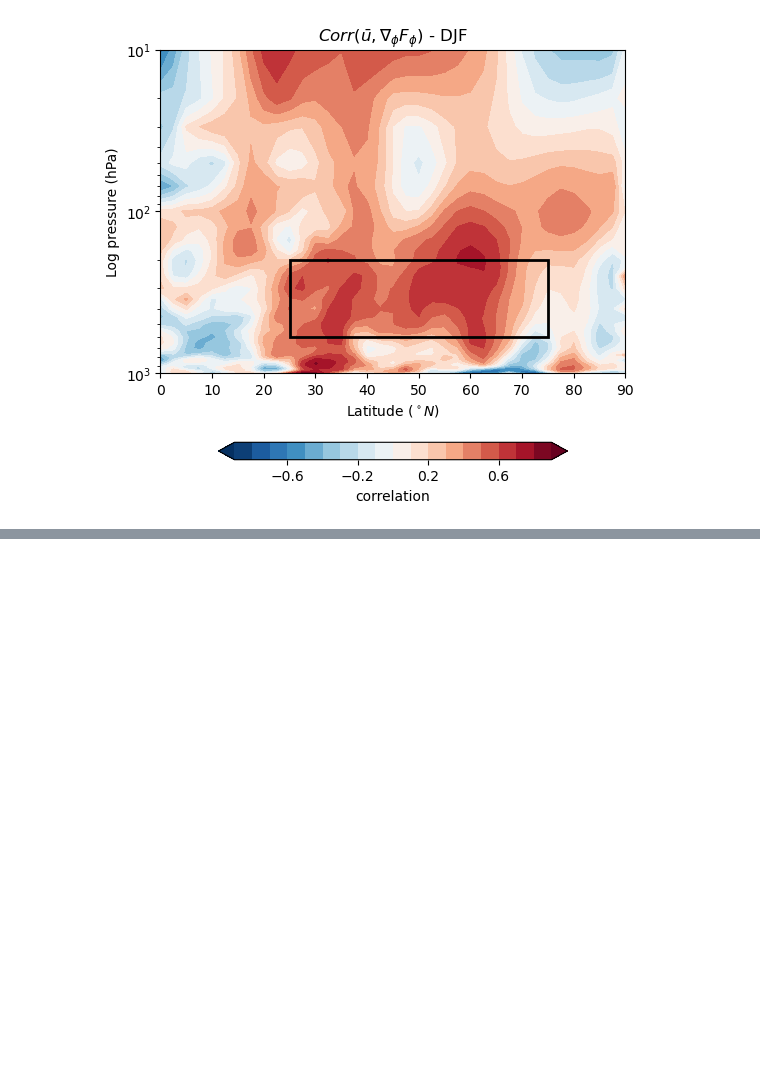
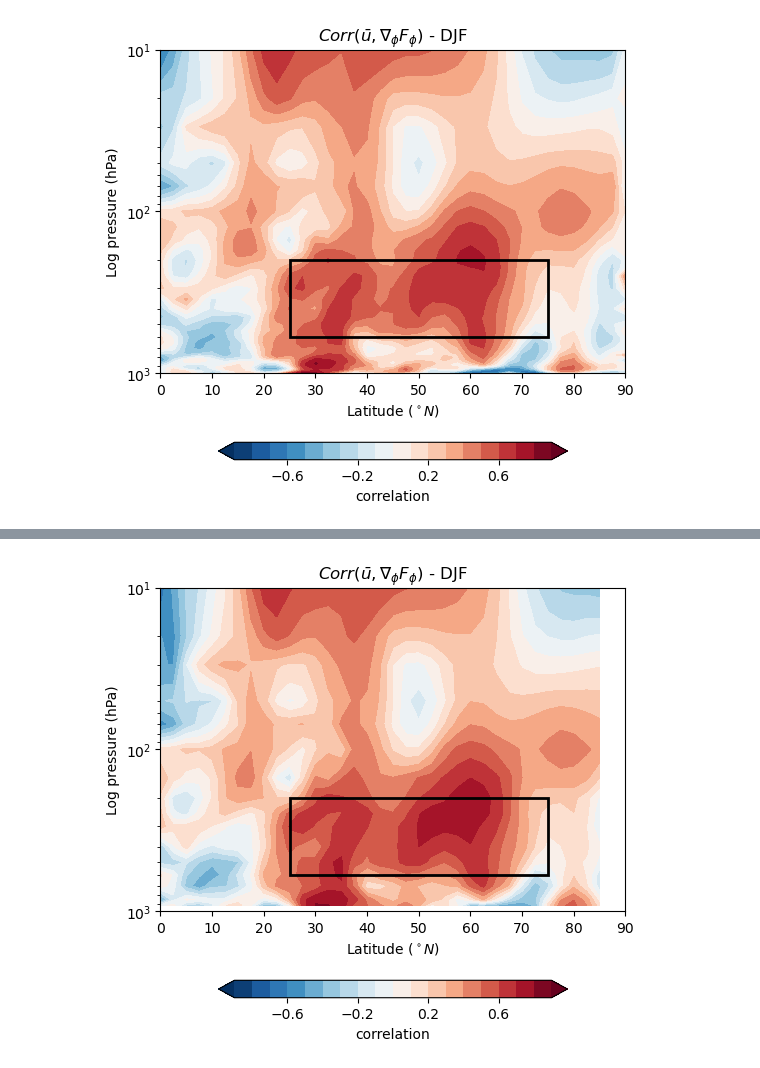
Before and after one commit to Caturrell/eddy_feedback, a Jupyter notebook: reproduce/smith_2022/EFP.ipynb, the cells around one changed output, grey strips where cells are left out. Saved outputs shown, nothing was run; the diff lists cells and outputs as text; code cells hidden in the pictures; blank space fills up the shorter version.

```diff
--- a/reproduce/smith_2022/EFP.ipynb
+++ b/reproduce/smith_2022/EFP.ipynb
@@ -132,0 +218,5 @@ R.plot.line()
+# %%
+ds = xr.open_mfdataset('/badc/srip/data/zonal/common_grid/jra_55/ZMD_monthly*.nc')
+
+ubar = ds.u
+ubar
@@ -132,0 +485,4 @@ R.plot.line()
+# %%
+correlation_contourf(ds)
+# %% [output]
+[figure, added]
```
Also changed, not shown: parts of 30 cells of this notebook.
